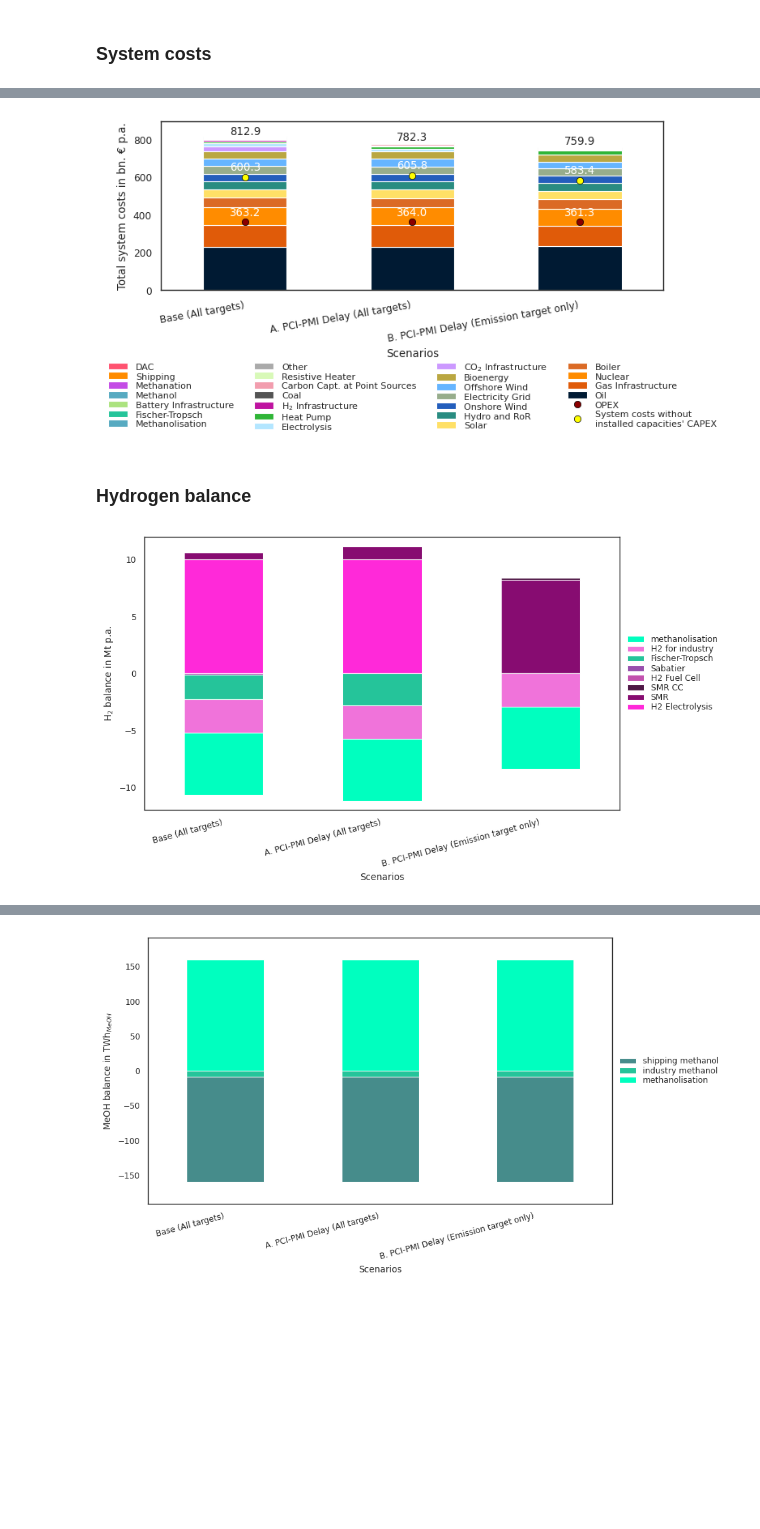
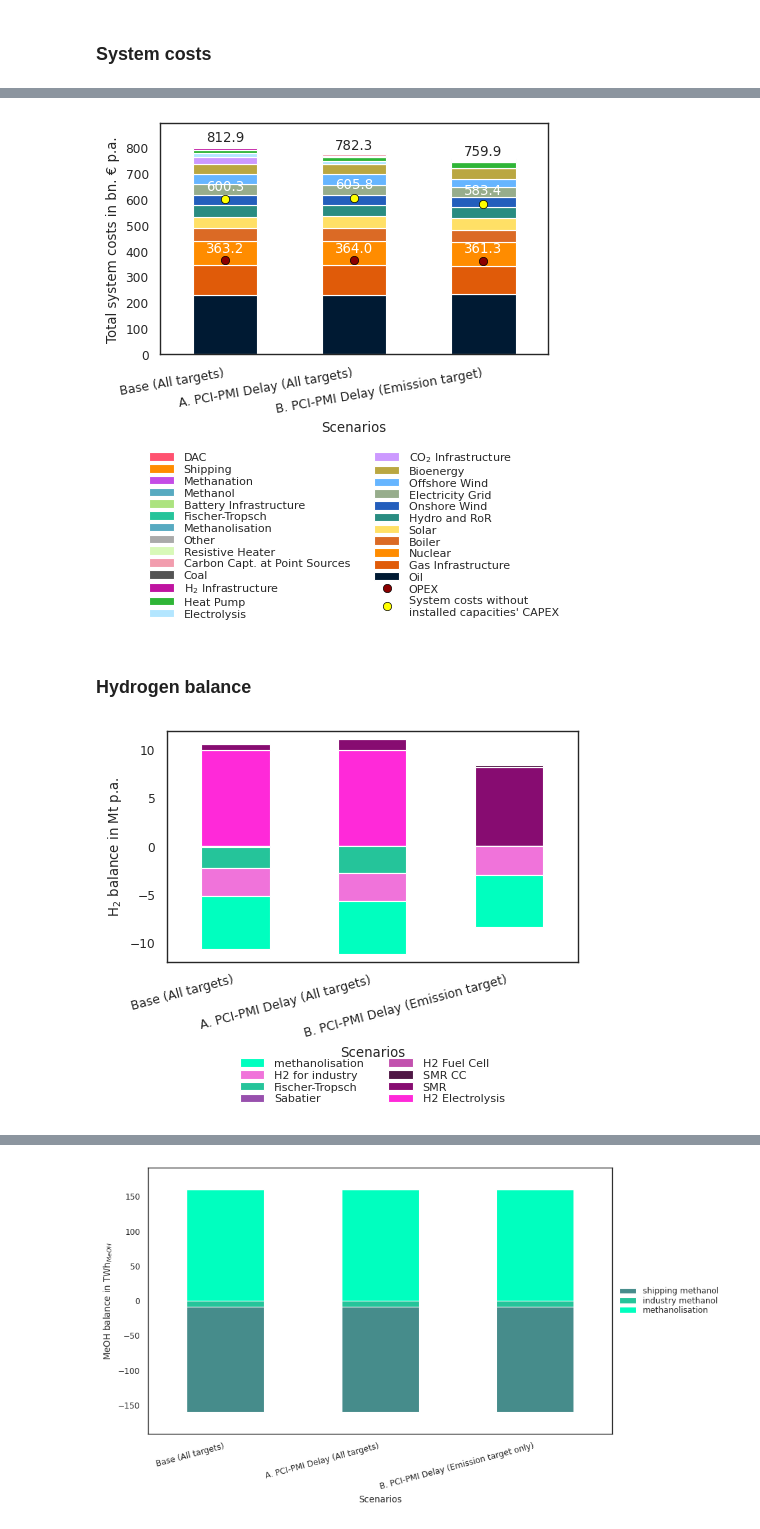
Before and after one commit to bobbyxng/pci-pmi-policy-targets, a Jupyter notebook: workflow/notebooks/plots.ipynb, the cells around one changed output, grey strips where cells are left out. Drawn from its saved outputs; the diff is of its cells as text; code cells hidden in the pictures; blank space fills up the shorter version.

Commit message:
Updated draft in elsarticle format and figures.

```diff
--- a/workflow/notebooks/plots.ipynb
+++ b/workflow/notebooks/plots.ipynb
@@ -274,9 +280,9 @@ grouped_system_costs
 rename_scenarios = {
     'baseline': 'Base (All targets)',
     'baseline_extended': 'Base ext. (All targets)',
-    'baseline_no_targets': 'Base (Emission target only)',
+    'baseline_no_targets': 'Base (Emission target)',
     'scenario_a_targets_no_pipelines': 'A. PCI-PMI Delay (All targets)',
-    'scenario_b_no_targets_no_pipelines': 'B. PCI-PMI Delay (Emission target only)',
+    'scenario_b_no_targets_no_pipelines': 'B. PCI-PMI Delay (Emission target)',
     'targets_greenfield_pipelines': 'Greenfield Pipelines (All targets)',
 }
 # %%
@@ -294,7 +300,7 @@ plot_df = grouped_system_costs.sort_values(by="baseline", ascending=False).drop(
 plot_df.rename(columns=rename_scenarios, inplace=True)
 
 # Assuming 'grouped' is your DataFrame and 'colors' is your list of colors
-ax = plot_df.T.plot.bar(stacked=True, color=colors, figsize=(8, 2.7))
+ax = plot_df.T.plot.bar(stacked=True, color=colors, figsize=(5, 3))
 
 # Add sum of total system costs on top of bars
 for i in range(len(plot_df.columns)):
@@ -319,35 +325,35 @@ df_overview.rename(columns=rename_scenarios).loc["system_costs_w/o_installed_bnE
     label="System costs without\ninstalled capacities' CAPEX",
     zorder = 5  # Higher zorder to appear on top
 )
 # Add value on top
 for i, value in enumerate(df_overview.loc["system_costs_w/o_installed_bnEUR"]):
     ax.text(i, value+24, f"{round(value,1)}", ha='center', va='bottom', color="white", )
 
 # OPEX
 df_overview.rename(columns=rename_scenarios).loc["opex_bnEUR"].mul(1e9).div(norm).plot(
     ax=ax, marker="o", linestyle="", color="darkred",
     markeredgecolor="black", markeredgewidth=0.5, markersize=6,
     label="OPEX",
     zorder=5  # Higher zorder to appear on top
 )
 # Add value on top
 for i, value in enumerate(df_overview.loc["opex_bnEUR"]):
     ax.text(i, value+20, f"{round(value,1)}", ha='center', va='bottom', color="white", )
 
 # Legend, reverse order
 handles, labels = ax.get_legend_handles_labels()
 # ax.legend(handles[::-1], labels[::-1], loc='center left', bbox_to_anchor=(1, 0.5), frameon=False, labelspacing=0.1)
-ax.legend(handles[::-1], labels[::-1], loc='upper center', bbox_to_anchor=(0.5, -0.37), frameon=False, labelspacing=0.1, ncol=4)
+ax.legend(handles[::-1], labels[::-1], loc='upper center', bbox_to_anchor=(0.5, -0.37), frameon=False, labelspacing=0.1, ncol=2)
 plt.setp(ax.get_legend().get_texts(), fontsize='8')
 
 ax.tick_params(axis='x', rotation=10)
 # Offset x ticks to the left
 ax.set_xticklabels(ax.get_xticklabels(), ha="right")
 
 plt.savefig("figures/system_costs.pdf", bbox_inches='tight')
 plt.show()
 # %% [output]
-[figure, old version]
+[figure, new version]
 # %% [markdown]
 ### Hydrogen balance
 # %%
@@ -376,7 +382,7 @@ plot_df = df_h2_balance.sort_values(by="baseline", ascending=False).div(norm)
 plot_df.rename(columns=rename_scenarios, inplace=True)
 
 # Assuming 'grouped' is your DataFrame and 'colors' is your list of colors
-ax = plot_df.T.plot.bar(stacked=True, color=colors, figsize=(9, 5.2))
+ax = plot_df.T.plot.bar(stacked=True, color=colors, figsize=(5.3, 3))
 
 
 # Plot settings
@@ -393,17 +399,18 @@ ax.set_ylim(-plot_df.abs().max().max()*1.2, plot_df.abs().max().max()*1.2)
 
 # Legend, reverse order
 handles, labels = ax.get_legend_handles_labels()
-ax.legend(handles[::-1], labels[::-1], loc='center left', bbox_to_anchor=(1, 0.5), frameon=False, labelspacing=0.1)
+ax.legend(handles[::-1], labels[::-1], loc='upper center', bbox_to_anchor=(0.5, -0.37), frameon=False, labelspacing=0.1, ncol=2)
+plt.setp(ax.get_legend().get_texts(), fontsize='8')
 
 ax.tick_params(axis='x', rotation=15)
 # Offset x ticks to the left
 ax.set_xticklabels(ax.get_xticklabels(), ha="right")
 
 
-plt.savefig("figures/h2_balance_all.pdf", bbox_inches='tight')
+plt.savefig("figures/h2_balance.pdf", bbox_inches='tight')
 plt.show()
 # %% [output]
-[figure, old version]
+[figure, new version]
 # %%
 df_co2_stored_balance = {}
 
```
Also changed, not shown: parts of 4 cells of this notebook, 30 other files.
